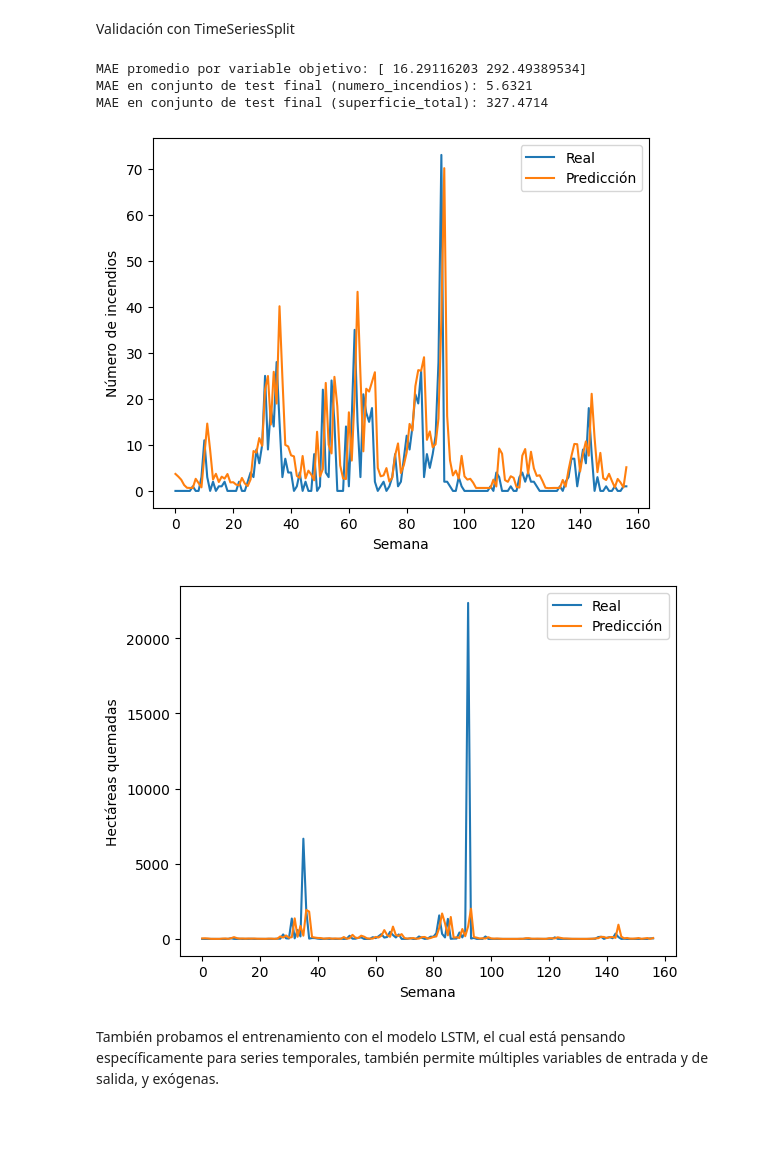
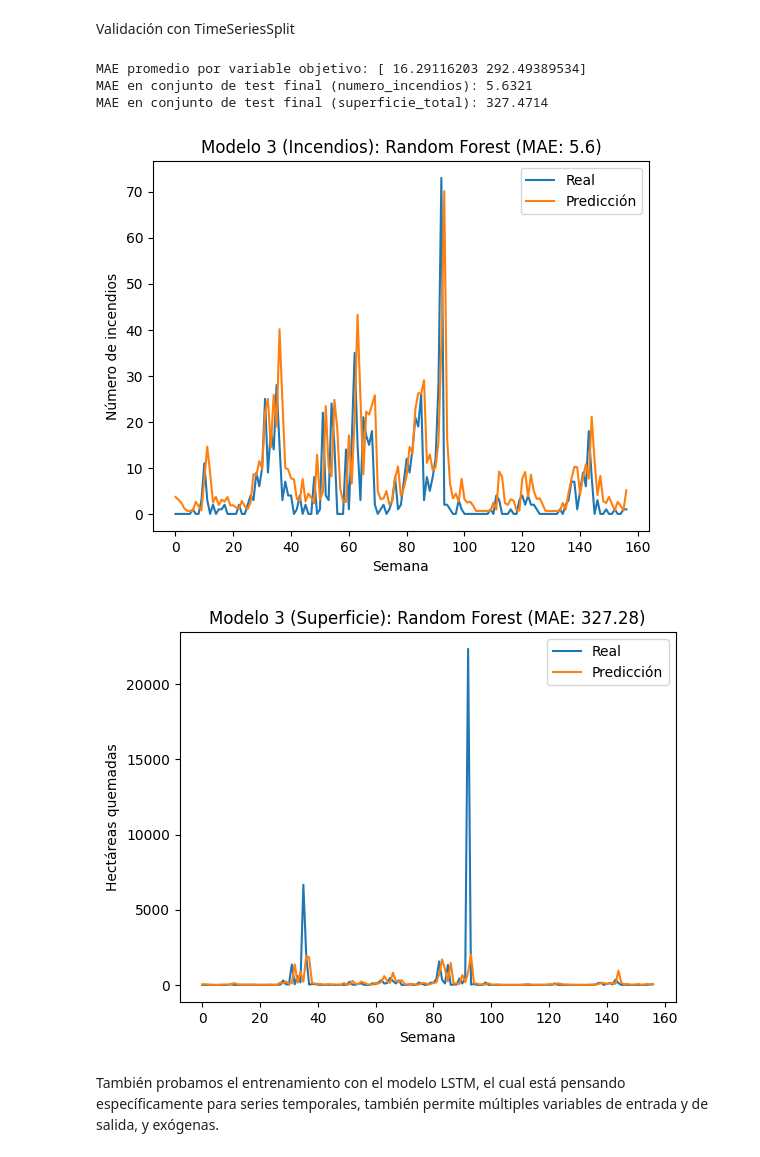
Before and after one commit to JozsefIvanGafo/4-Year-Q1-iao-project-Prediction-of-Forest-fires-in-Galicia-Spain2024-UC3M, a Jupyter notebook: prediction_time_series.ipynb, the cells around one changed output. Cells and saved outputs as stored; diff of their text form; code cells hidden in the pictures; blank space fills up the shorter version.

```diff
--- a/prediction_time_series.ipynb
+++ b/prediction_time_series.ipynb
@@ -630,35 +680,37 @@ final_mae2 = mean_absolute_error(y_test["superficie_total"], y_pred_test[:, 1])
 
 # Resultados
 print(f"MAE en conjunto de test final (numero_incendios): {final_mae1:.4f}")
 print(f"MAE en conjunto de test final (superficie_total): {final_mae2:.4f}")
 # print(f"Predicciones en conjunto de test: {y_pred_test}")
 
 # plt.plot(y_test, label="Real")
 # plt.plot(y_pred_test, label="Predicción")
 # plt.legend()
 # plt.show()
 
 plt.figure()
 plt.plot(y_test["numero_incendios"].values, label="Real")
 plt.plot(y_pred_test[:, 0], label="Predicción")
 plt.legend()
 plt.xlabel("Semana")
 plt.ylabel("Número de incendios")
+plt.title("Modelo 3 (Incendios): Random Forest (MAE: 5.63)")
 plt.show()
 
 plt.figure()
 plt.plot(y_test["superficie_total"].values, label="Real")
 plt.plot(y_pred_test[:, 1], label="Predicción")
 plt.legend()
 plt.xlabel("Semana")
 plt.ylabel("Hectáreas quemadas")
+plt.title("Modelo 3 (Superficie): Random Forest (MAE: 327.28)")
 plt.show()
 # %% [output]
 MAE promedio por variable objetivo: [ 16.29116203 292.49389534]
 MAE en conjunto de test final (numero_incendios): 5.6321
 MAE en conjunto de test final (superficie_total): 327.4714
-[figure, old version]
+[figure, new version]
-[figure, old version]
+[figure, new version]
 # %% [markdown]
 También probamos el entrenamiento con el modelo LSTM, el cual está pensando específicamente para series temporales, también permite múltiples variables de entrada y de salida, y exógenas.
 # %%
```
Also changed, not shown: parts of 11 cells of this notebook.
